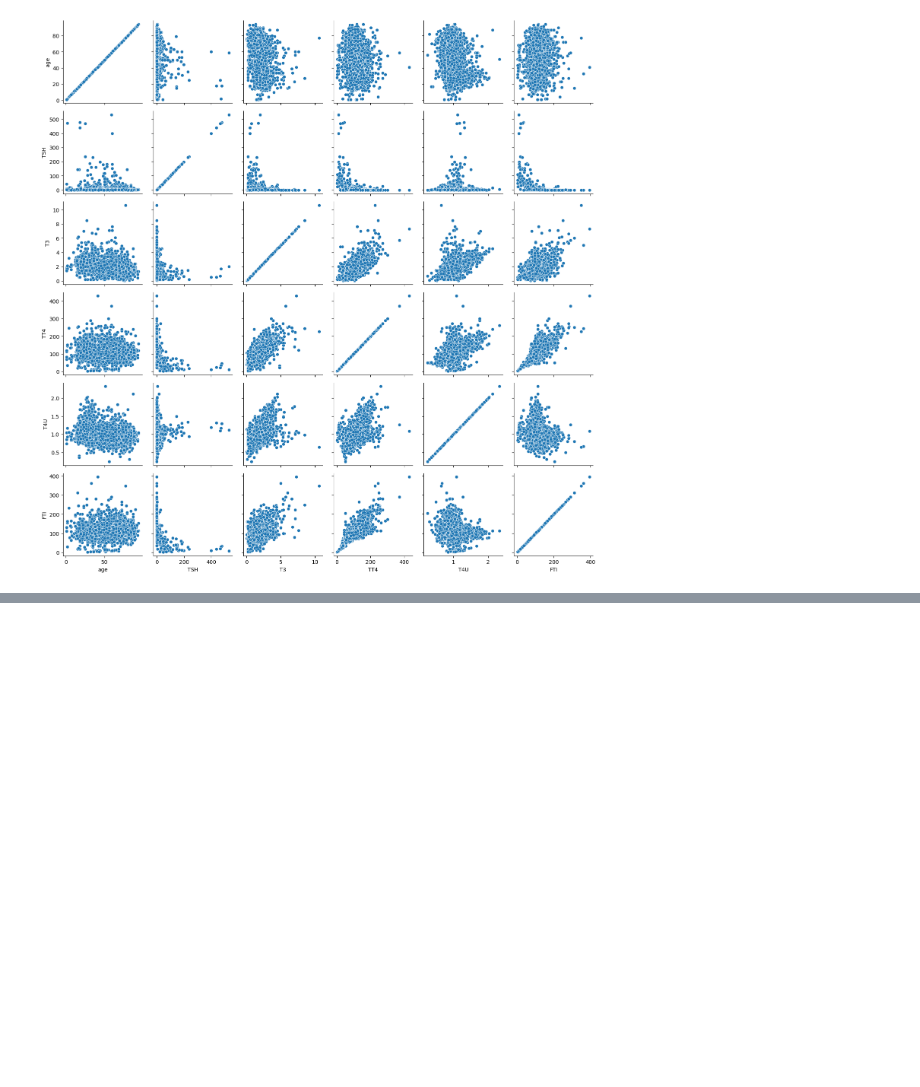
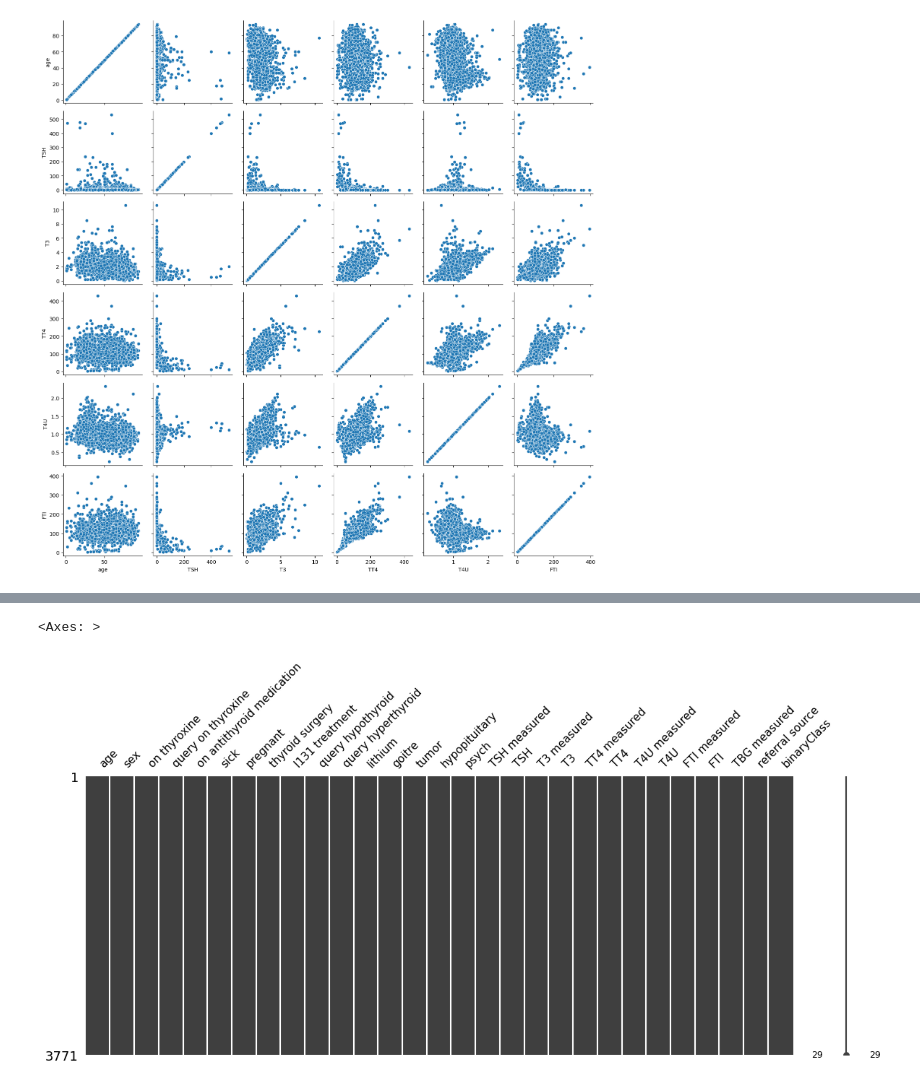
Before and after one commit to daredevil007-aks/Thyroid_-disease_detection_ML, a Jupyter notebook: Data/EDA.ipynb, the cells around one changed output, grey strips where cells are left out. Drawn from its saved outputs; the diff is of its cells as text; code cells hidden in the pictures; blank space fills up the shorter version.

```diff
--- a/Data/EDA.ipynb
+++ b/Data/EDA.ipynb
@@ -100,0 +131,13 @@ g.map(sns.scatterplot)
+# %%
+df = df.fillna(df['sex'].mode().iloc[0])
+df['TSH'].fillna(df['TSH'].median(), inplace=True)
+df['T3'].fillna(df['T3'].median(), inplace=True)
+df['TT4'].fillna(df['TT4'].median(), inplace=True)
+df['T4U'].fillna(df['T4U'].median(), inplace=True)
+df['FTI'].fillna(df['FTI'].median(), inplace=True)
+# %%
+import missingno as msno
+msno.matrix(df, figsize=(14,5), fontsize=11)
+# %% [output]
+<Axes: >
+[figure, added]
```
Also changed, not shown: parts of 2 cells of this notebook.
